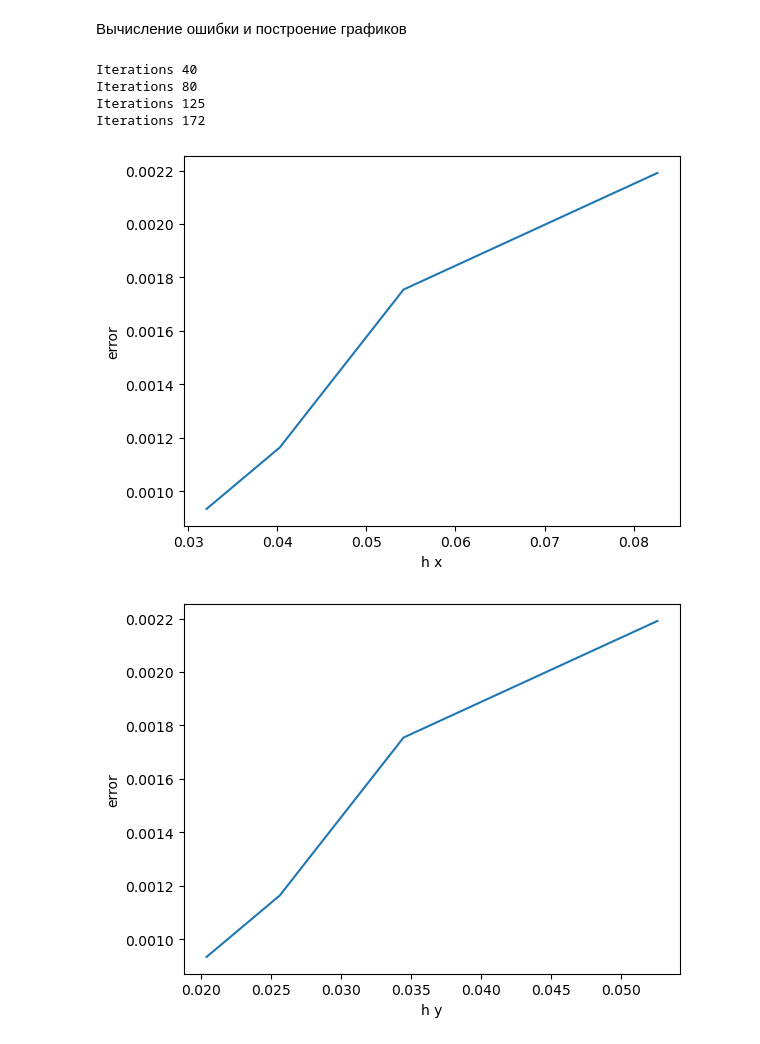
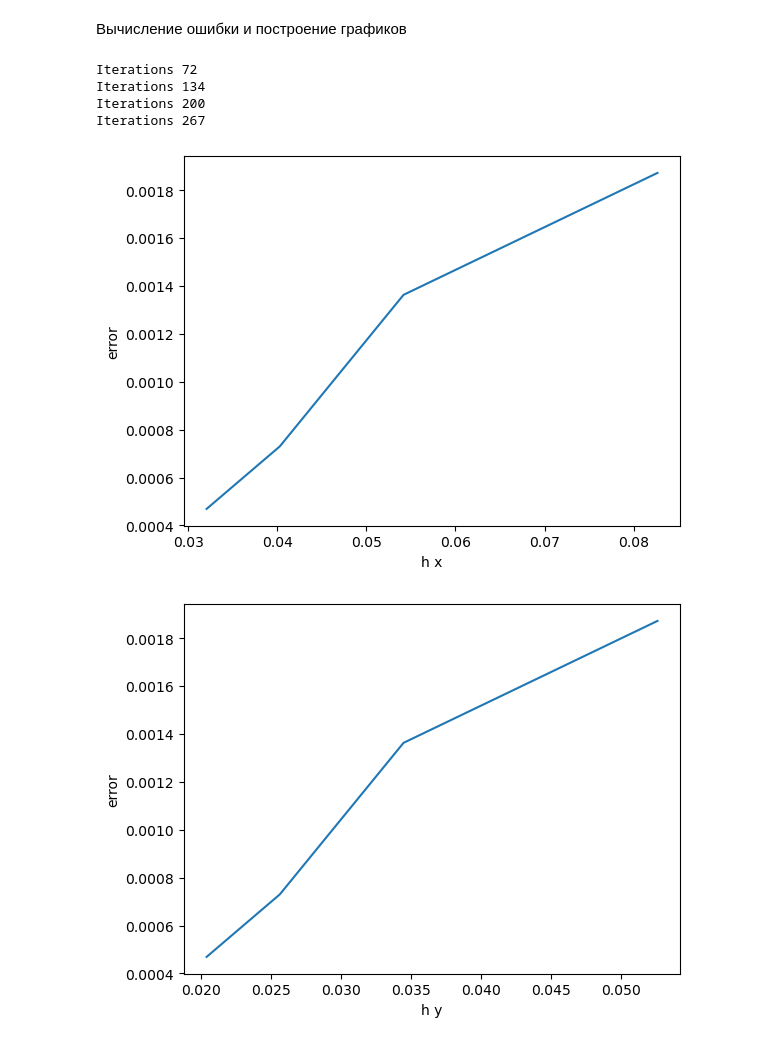
Before and after one commit to JRTitor/Numer2, a Jupyter notebook: lab3.ipynb, the cells around one changed output. Drawn from its saved outputs; the diff is of its cells as text; code cells hidden in the pictures.

```diff
--- a/lab3.ipynb
+++ b/lab3.ipynb
@@ -350,13 +332,13 @@ fig.show()
 # %%
 N = [20, 30, 40, 50]
 # %%
-H_X3, H_Y3, ERROR_3 = get_error_array_with_h(N, x_left, x_right, y_left, y_right, a, b, c, d=0, eps=0.0005, find_u=relax, omega=1.5)
+H_X3, H_Y3, ERROR_3 = get_error_array_with_h(N, x_left, x_right, y_left, y_right, a, b, c, d=0, eps=0.0005, find_u=relax, omega=1.2)
 h_error_plot(H_X3, ERROR_3)
 h_error_plot(H_Y3, ERROR_3, s=' y')
 # %% [output]
-Iterations 40
-Iterations 80
-Iterations 125
-Iterations 172
+Iterations 72
+Iterations 134
+Iterations 200
+Iterations 267
-[figure, old version]
+[figure, new version]
-[figure, old version]
+[figure, new version]
```
Also changed, not shown: parts of 2 cells of this notebook, 14 other files.
